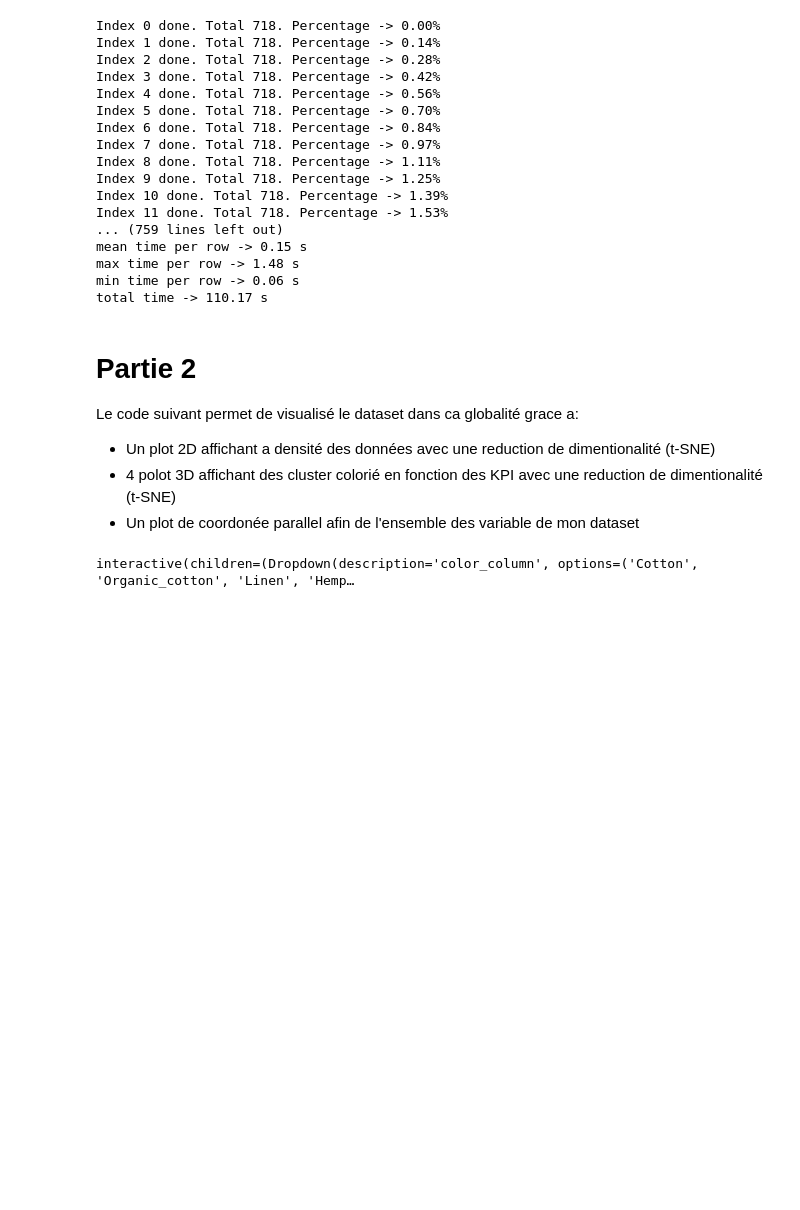
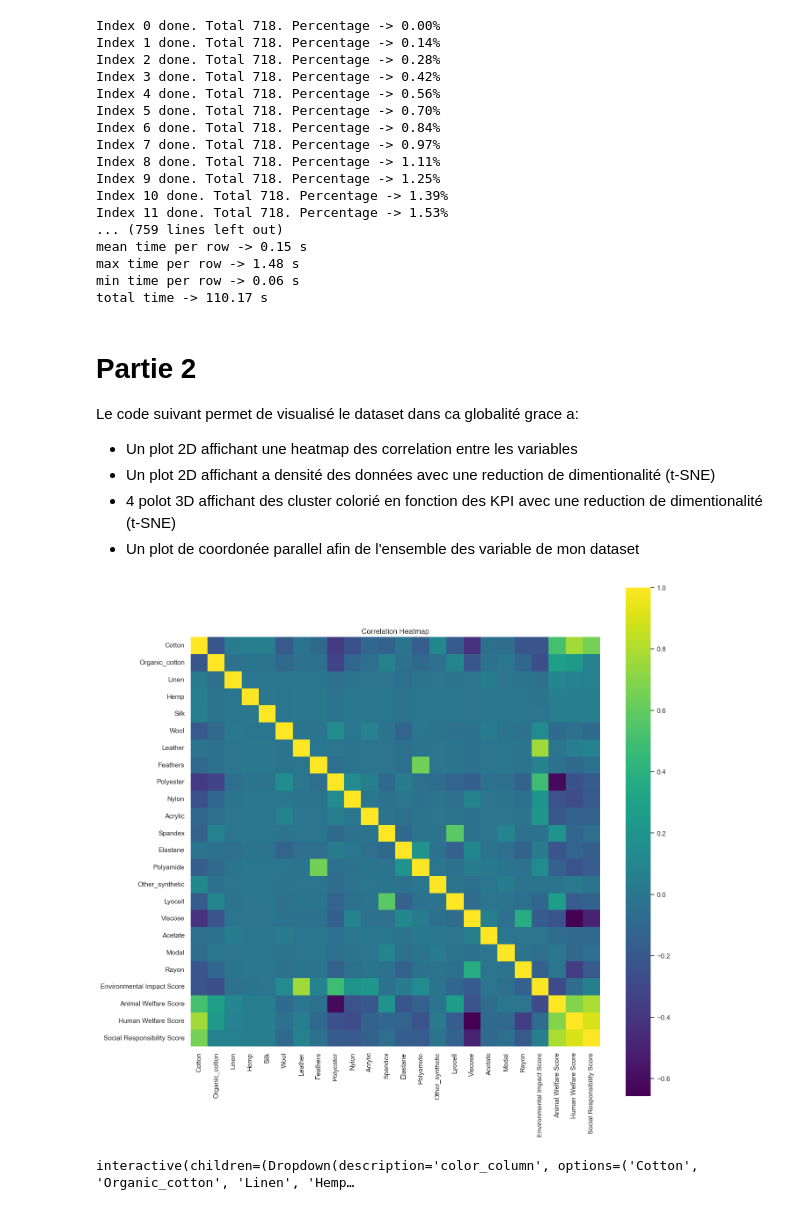
Before and after one commit to CFO-Clement/FastFashion, a Jupyter notebook: projet.ipynb, the cells around one changed output. Cells and saved outputs as stored; diff of their text form; code cells hidden in the pictures; blank space fills up the shorter version.

Commit message:
coor heatmap

```diff
--- a/projet.ipynb
+++ b/projet.ipynb
@@ -267,9 +267,25 @@ total time -> 110.17 s
 # %% [markdown]
 # Partie 2
 Le code suivant permet de visualisé le dataset dans ca globalité grace a:
+- Un plot 2D affichant une heatmap des correlation entre les variables
 - Un plot 2D affichant a densité des données avec une reduction de dimentionalité (t-SNE)
 - 4 polot 3D affichant des cluster colorié en fonction des KPI avec une reduction de dimentionalité (t-SNE)
 - Un plot de coordonée parallel afin de l'ensemble des variable de mon dataset
+# %%
+
+# Corr heatmap
+df = clothes_df.drop('Type', axis=1)
+df = df.dropna(subset=df.columns[1:-4], how='all')
+corr = df.corr()
+
+plt.figure(figsize=(15,15))
+sns.heatmap(corr, cmap='viridis', annot=False, square=True)
+plt.title('Correlation Heatmap')
+
+plt.savefig('images/corr_heatmap.svg')
+plt.show()
+# %% [output]
+[figure, added]
 # %%
 #2D plot TSNE
 df = clothes_df.drop(['Type', 'Environmental Impact Score', 'Animal Welfare Score', 'Human Welfare Score', 'Social Responsibility Score'], axis=1)
```
Also changed, not shown: 2 other files.
